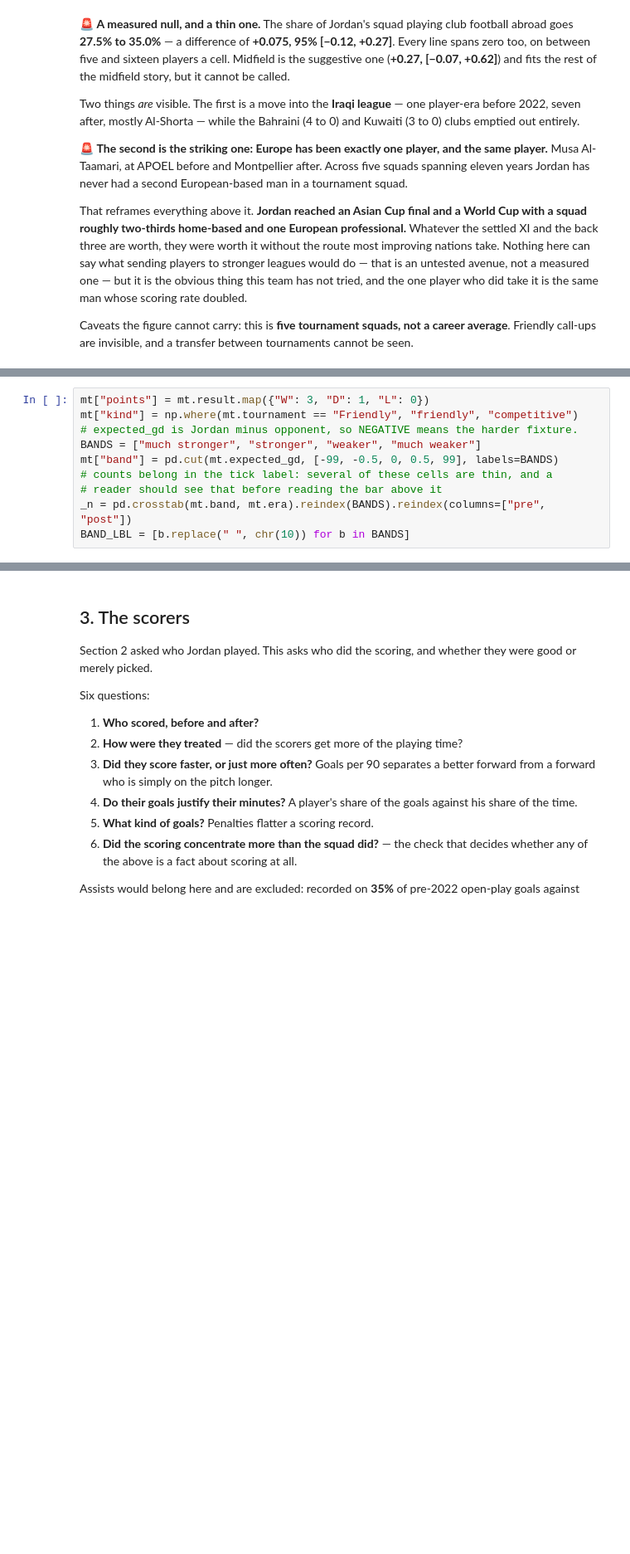
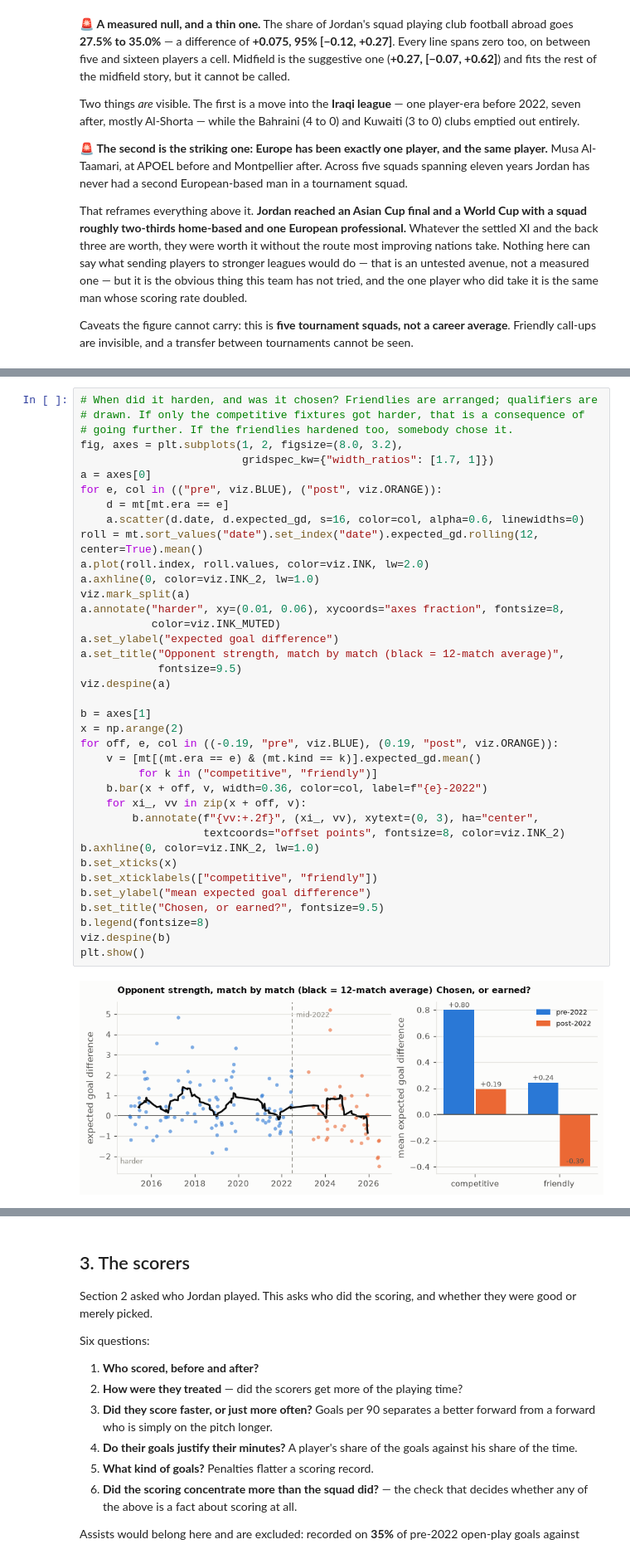
Before and after one commit to mqedan217/jordan-football-strength, a Jupyter notebook: notebooks/03_where_the_goals_came_from.ipynb, the cells around one changed output, grey strips where cells are left out. Shown at 83% size. Cells and saved outputs as stored; diff of their text form; blank space fills up the shorter version.

```diff
--- a/notebooks/03_where_the_goals_came_from.ipynb
+++ b/notebooks/03_where_the_goals_came_from.ipynb
@@ -675,10 +676,0 @@ Four questions:
-# %%
-mt["points"] = mt.result.map({"W": 3, "D": 1, "L": 0})
-mt["kind"] = np.where(mt.tournament == "Friendly", "friendly", "competitive")
-# expected_gd is Jordan minus opponent, so NEGATIVE means the harder fixture.
-BANDS = ["much stronger", "stronger", "weaker", "much weaker"]
-mt["band"] = pd.cut(mt.expected_gd, [-99, -0.5, 0, 0.5, 99], labels=BANDS)
-# counts belong in the tick label: several of these cells are thin, and a
-# reader should see that before reading the bar above it
-_n = pd.crosstab(mt.band, mt.era).reindex(BANDS).reindex(columns=["pre", "post"])
-BAND_LBL = [b.replace(" ", chr(10)) for b in BANDS]
@@ -685 +701,41 @@ BAND_LBL = [b.replace(" ", chr(10)) for b in BANDS]
+# %%
+# When did it harden, and was it chosen? Friendlies are arranged; qualifiers are
+# drawn. If only the competitive fixtures got harder, that is a consequence of
+# going further. If the friendlies hardened too, somebody chose it.
+fig, axes = plt.subplots(1, 2, figsize=(8.0, 3.2),
+                         gridspec_kw={"width_ratios": [1.7, 1]})
+a = axes[0]
+for e, col in (("pre", viz.BLUE), ("post", viz.ORANGE)):
+    d = mt[mt.era == e]
+    a.scatter(d.date, d.expected_gd, s=16, color=col, alpha=0.6, linewidths=0)
+roll = mt.sort_values("date").set_index("date").expected_gd.rolling(12, center=True).mean()
+a.plot(roll.index, roll.values, color=viz.INK, lw=2.0)
+a.axhline(0, color=viz.INK_2, lw=1.0)
+viz.mark_split(a)
+a.annotate("harder", xy=(0.01, 0.06), xycoords="axes fraction", fontsize=8,
+           color=viz.INK_MUTED)
+a.set_ylabel("expected goal difference")
+a.set_title("Opponent strength, match by match (black = 12-match average)",
+            fontsize=9.5)
+viz.despine(a)
+
+b = axes[1]
+x = np.arange(2)
+for off, e, col in ((-0.19, "pre", viz.BLUE), (0.19, "post", viz.ORANGE)):
+    v = [mt[(mt.era == e) & (mt.kind == k)].expected_gd.mean()
+         for k in ("competitive", "friendly")]
+    b.bar(x + off, v, width=0.36, color=col, label=f"{e}-2022")
+    for xi_, vv in zip(x + off, v):
+        b.annotate(f"{vv:+.2f}", (xi_, vv), xytext=(0, 3), ha="center",
+                   textcoords="offset points", fontsize=8, color=viz.INK_2)
+b.axhline(0, color=viz.INK_2, lw=1.0)
+b.set_xticks(x)
+b.set_xticklabels(["competitive", "friendly"])
+b.set_ylabel("mean expected goal difference")
+b.set_title("Chosen, or earned?", fontsize=9.5)
+b.legend(fontsize=8)
+viz.despine(b)
+plt.show()
+# %% [output]
+[figure, added]
 # %%
```
Also changed, not shown: parts of 10 cells of this notebook, 5 other files.
